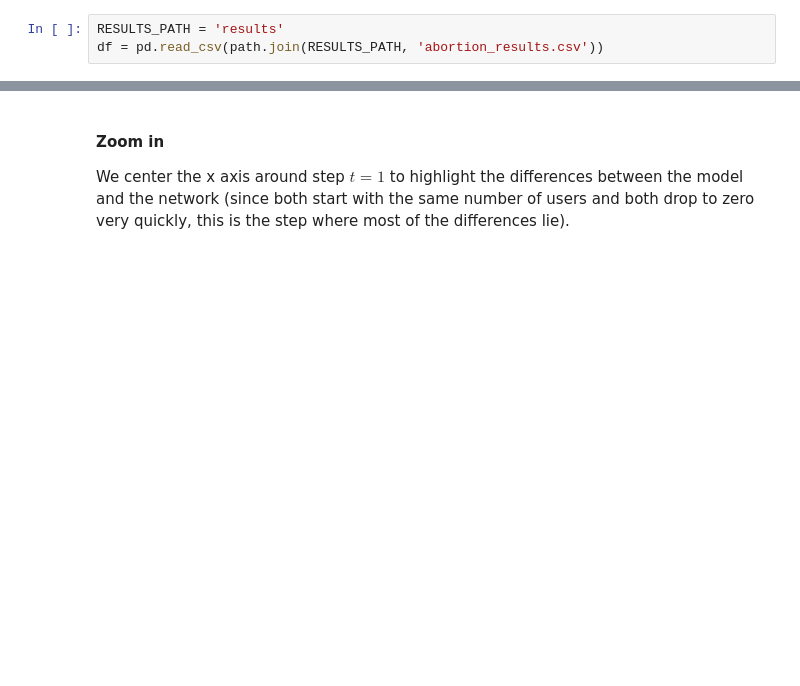
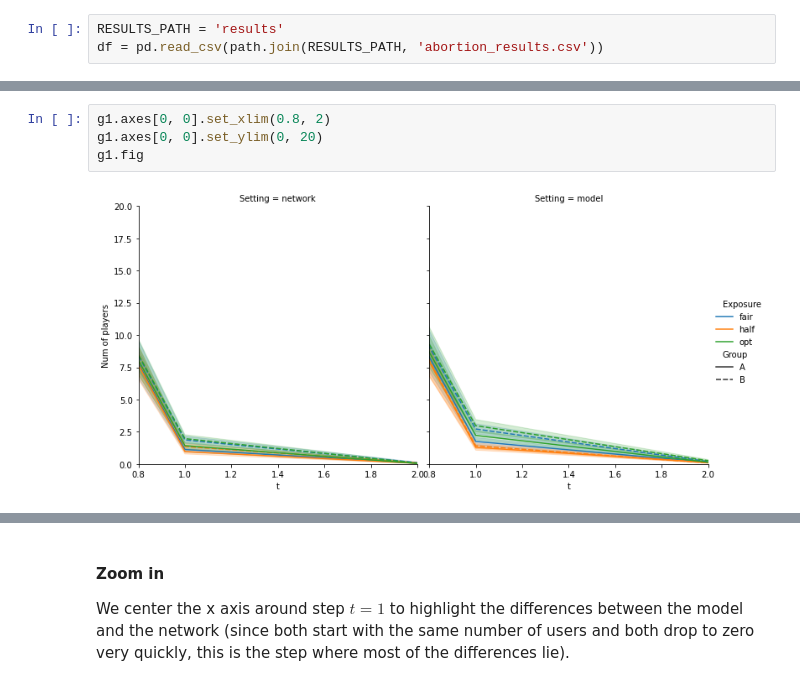
Before and after one commit to jfinocchiaro/long-term-fair-mdps, a Jupyter notebook: political-influence/real_network/abortion_plot_results.ipynb, the cells around one changed output, grey strips where cells are left out. Drawn from its saved outputs; the diff is of its cells as text; blank space fills up the shorter version.

```diff
--- a/political-influence/real_network/abortion_plot_results.ipynb
+++ b/political-influence/real_network/abortion_plot_results.ipynb
@@ -18,0 +26,6 @@ g1.set(ylabel='Num of players')
+# %%
+g1.axes[0, 0].set_xlim(0.8, 2)
+g1.axes[0, 0].set_ylim(0, 20)
+g1.fig
+# %% [output]
+[figure, added]
```
Also changed, not shown: parts of 16 cells of this notebook.
